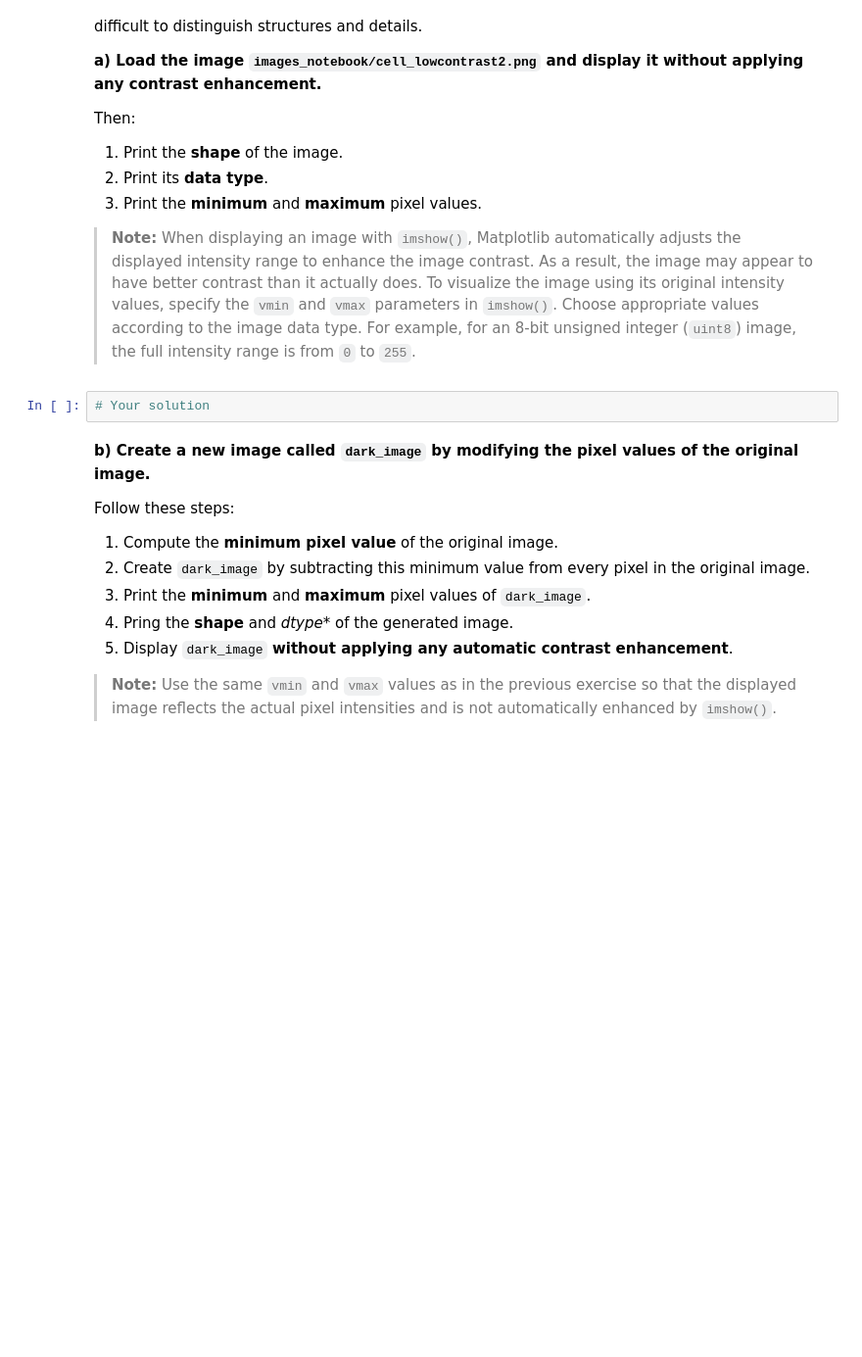
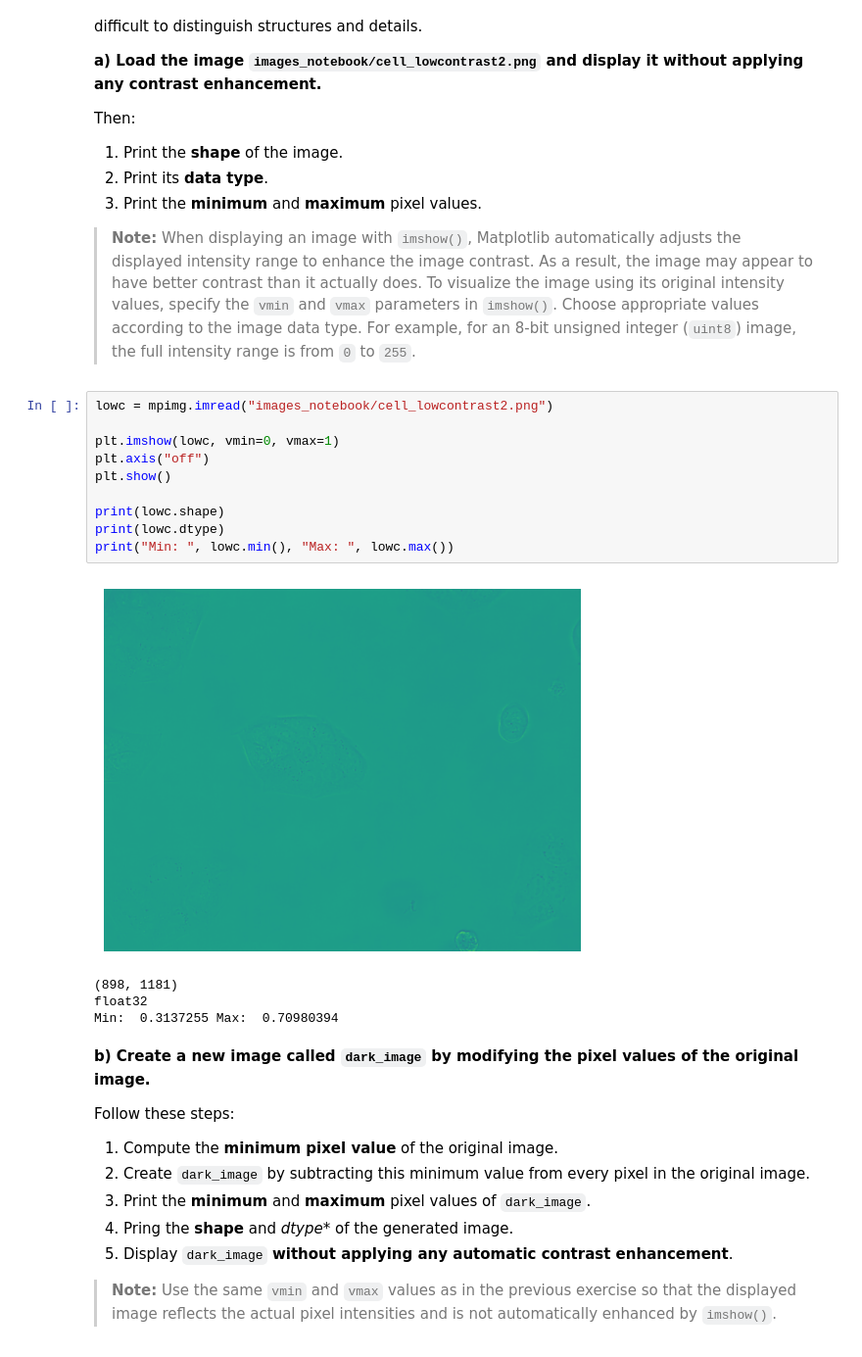
Before and after one commit to TonMartin777/Artificial-Vision, a Jupyter notebook: p1_material/2026_ComputerVision_P1_Ton.ipynb, the cells around one changed output. Shown at 98% size. Saved outputs shown, nothing was run; the diff lists cells and outputs as text; blank space fills up the shorter version.

```diff
--- a/p1_material/2026_ComputerVision_P1_Ton.ipynb
+++ b/p1_material/2026_ComputerVision_P1_Ton.ipynb
@@ -438,8 +438,21 @@ Then:
 3. Print the **minimum** and **maximum** pixel values.
 
 > **Note:** When displaying an image with `imshow()`, Matplotlib automatically adjusts the displayed intensity range to enhance the image contrast. As a result, the image may appear to have better contrast than it actually does. To visualize the image using its original intensity values, specify the `vmin` and `vmax` parameters in `imshow()`. Choose appropriate values according to the image data type. For example, for an 8-bit unsigned integer (`uint8`) image, the full intensity range is from `0` to `255`.
-# %%
-# Your solution
+# %%
+lowc = mpimg.imread("images_notebook/cell_lowcontrast2.png")
+
+plt.imshow(lowc, vmin=0, vmax=1)
+plt.axis("off")
+plt.show()
+
+print(lowc.shape)
+print(lowc.dtype)
+print("Min: ", lowc.min(), "Max: ", lowc.max())
+# %% [output]
+[figure, added]
+(898, 1181)
+float32
+Min:  0.3137255 Max:  0.70980394
 # %% [markdown]
 **b) Create a new image called `dark_image` by modifying the pixel values of the original image.**
 
```
Also changed, not shown: parts of 10 cells of this notebook.
